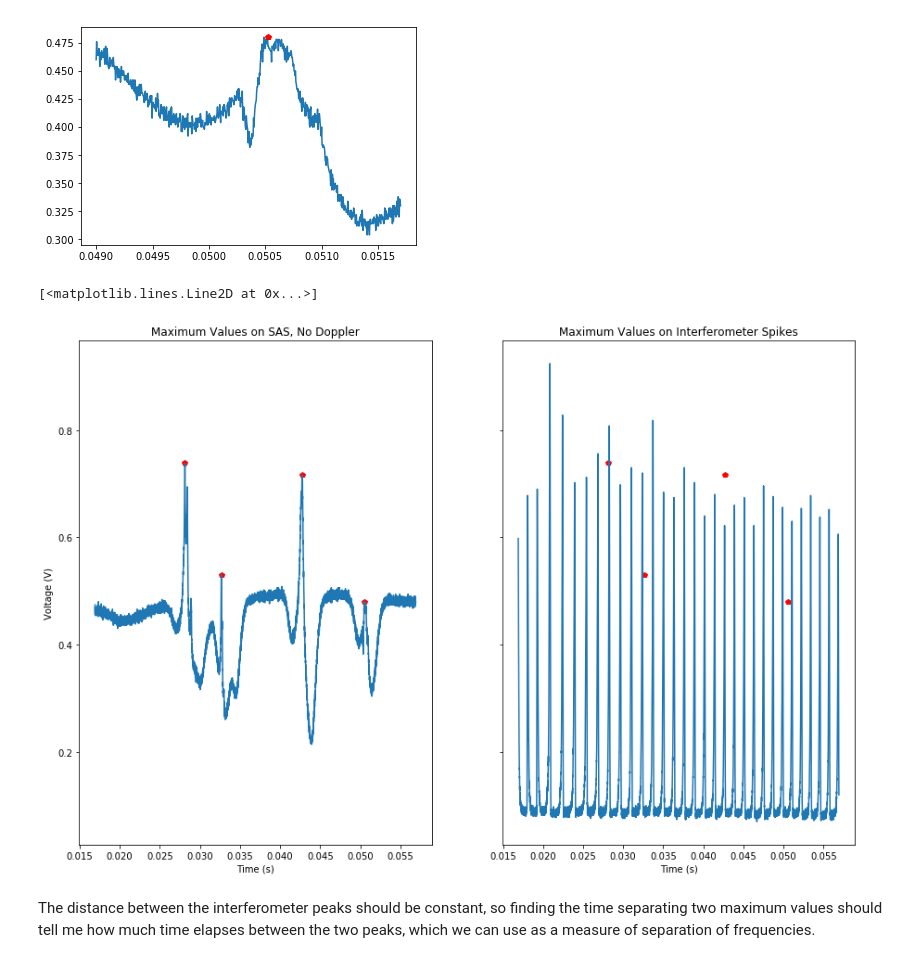
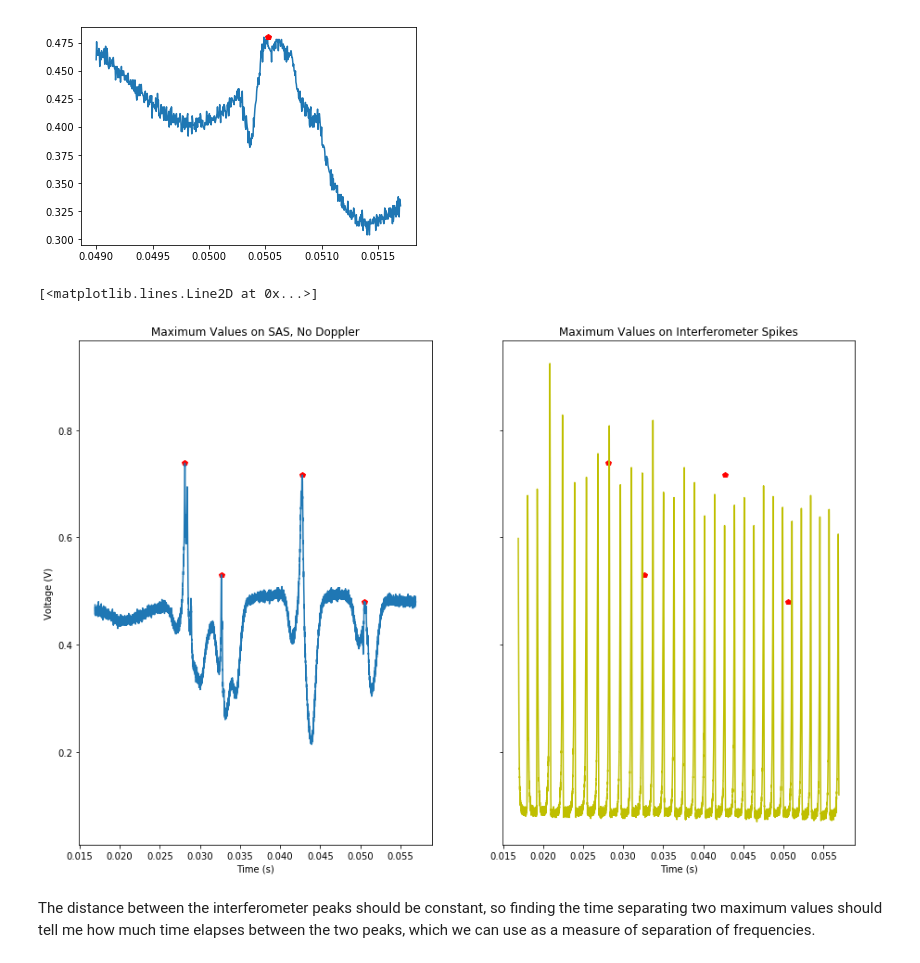
Before and after one commit to nathawkins/PHY451_FS_2017, a Jupyter notebook: Diode Laser Spectroscopy/20171003_morning/Interference with SAS no Dopple/Interferometer with SAS No Doppler Analysis.ipynb, the cells around one changed output. Cells and saved outputs as stored; diff of their text form; code cells hidden in the pictures.

```diff
--- a/Diode Laser Spectroscopy/20171003_morning/Interference with SAS no Dopple/Interferometer with SAS No Doppler Analysis.ipynb
+++ b/Diode Laser Spectroscopy/20171003_morning/Interference with SAS no Dopple/Interferometer with SAS No Doppler Analysis.ipynb
@@ -72,23 +72,23 @@ Maximum value: 0.48
 # %%
 maximum_time_positions = [0.028124, 0.03266, 0.042744, 0.05052]
 maximum_voltage_positions = [0.738, 0.53, 0.716, 0.48]
 
 # Two subplots, unpack the axes array immediately
 f, (ax1, ax2) = plt.subplots(1, 2, sharey=True)
 f.set_figheight(10)
 f.set_figwidth(15)
 ax1.set_title("Maximum Values on SAS, No Doppler")
 ax1.set_ylabel("Voltage (V)")
 ax1.set_xlabel("Time (s)")
 ax1.plot(maximum_time_positions, maximum_voltage_positions, 'rp')
 ax1.plot(time, ch2)
 ax2.set_title("Maximum Values on Interferometer Spikes")
 ax2.set_xlabel("Time (s)")
 ax2.plot(maximum_time_positions, maximum_voltage_positions, 'rp')
-ax2.plot(time, ch3)
+ax2.plot(time, ch3, 'y-')
 # %% [output]
 [<matplotlib.lines.Line2D at 0x...>]
-[figure, old version]
+[figure, new version]
 # %% [markdown]
 The distance between the interferometer peaks should be constant, so finding the time separating two maximum values should tell me how much time elapses between the two peaks, which we can use as a measure of separation of frequencies.
 # %%
```
Also changed, not shown: parts of 1 cell of this notebook, 4 other files.
